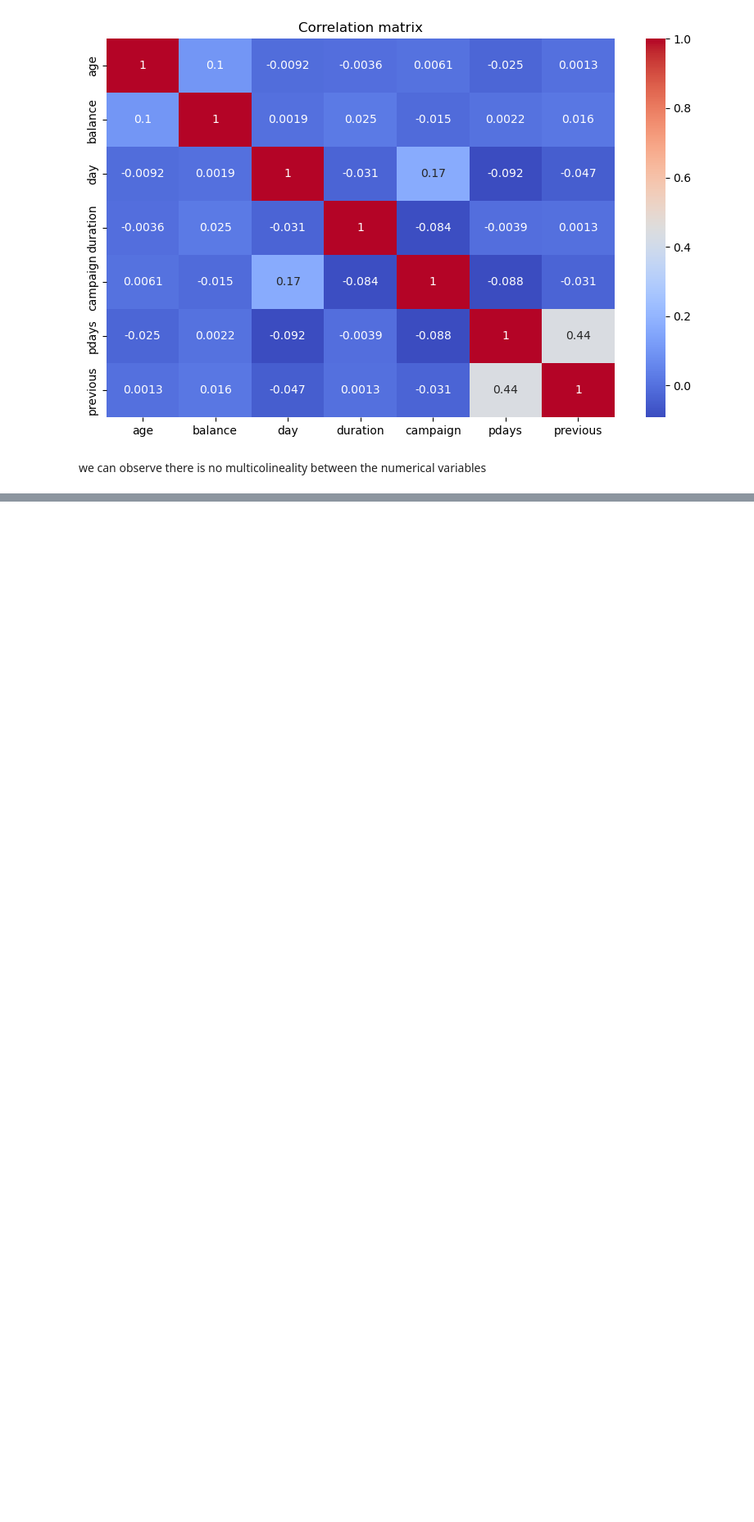
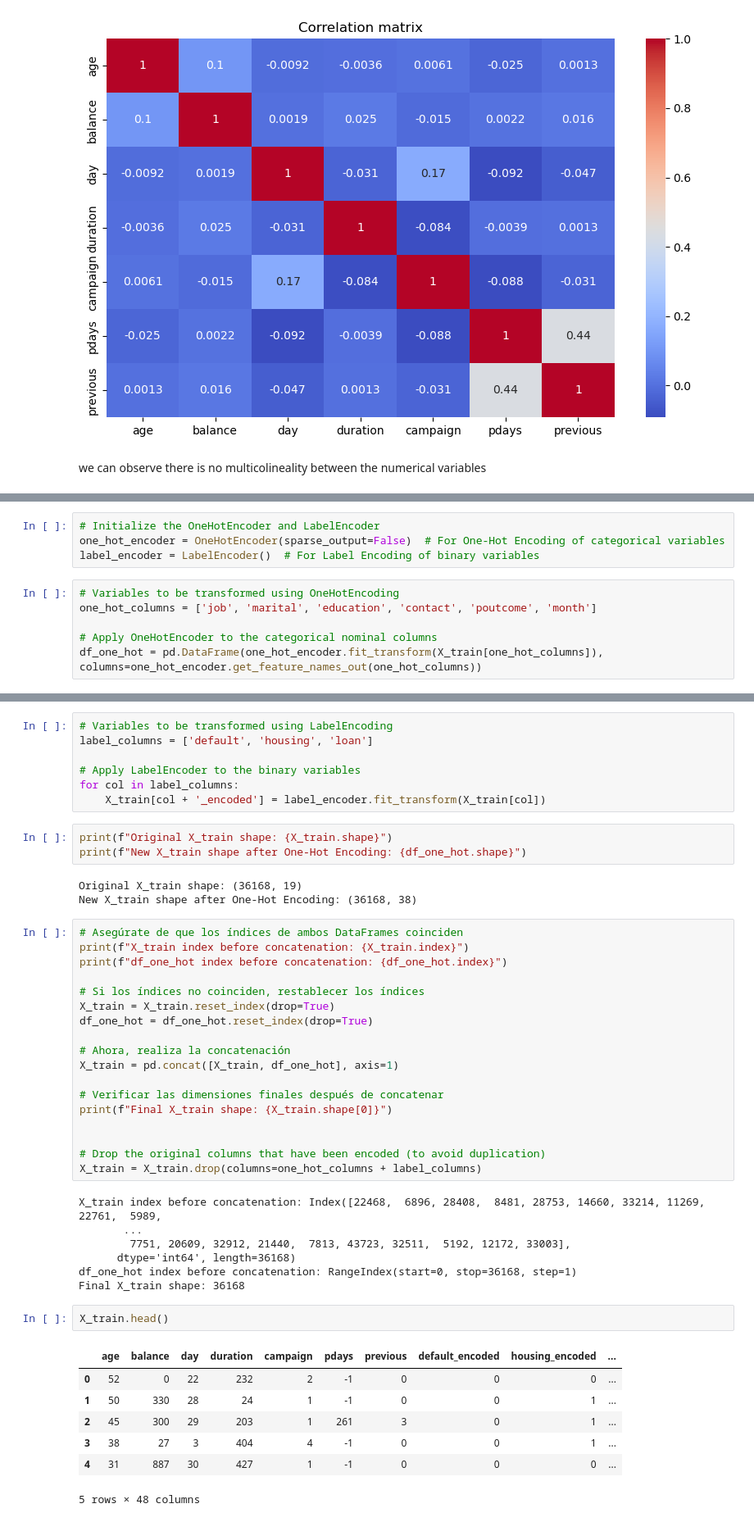
Before and after one commit to kesant/bank_campaign_conversion, a Jupyter notebook: notebooks/00_kjst_EDA.ipynb, the cells around one changed output, grey strips where cells are left out. Shown: that part at 82% size. Drawn from its saved outputs; the diff is of its cells as text; blank space fills up the shorter version.

```diff
--- a/notebooks/00_kjst_EDA.ipynb
+++ b/notebooks/00_kjst_EDA.ipynb
@@ -347,0 +364,10 @@ we can  observe there is no multicolineality between the numerical variables
+# %%
+# Initialize the OneHotEncoder and LabelEncoder
+one_hot_encoder = OneHotEncoder(sparse_output=False)  # For One-Hot Encoding of categorical variables
+label_encoder = LabelEncoder()  # For Label Encoding of binary variables
+# %%
+# Variables to be transformed using OneHotEncoding
+one_hot_columns = ['job', 'marital', 'education', 'contact', 'poutcome', 'month']
+
+# Apply OneHotEncoder to the categorical nominal columns
+df_one_hot = pd.DataFrame(one_hot_encoder.fit_transform(X_train[one_hot_columns]), columns=one_hot_encoder.get_feature_names_out(one_hot_columns))
@@ -347,0 +380,48 @@ we can  observe there is no multicolineality between the numerical variables
+# %%
+# Variables to be transformed using LabelEncoding
+label_columns = ['default', 'housing', 'loan']
+
+# Apply LabelEncoder to the binary variables
+for col in label_columns:
+    X_train[col + '_encoded'] = label_encoder.fit_transform(X_train[col])
+# %%
+print(f"Original X_train shape: {X_train.shape}")
+print(f"New X_train shape after One-Hot Encoding: {df_one_hot.shape}")
+# %% [output]
+Original X_train shape: (36168, 19)
+New X_train shape after One-Hot Encoding: (36168, 38)
+# %%
+# Asegúrate de que los índices de ambos DataFrames coinciden
+print(f"X_train index before concatenation: {X_train.index}")
+print(f"df_one_hot index before concatenation: {df_one_hot.index}")
+
+# Si los índices no coinciden, restablecer los índices
+X_train = X_train.reset_index(drop=True)
+df_one_hot = df_one_hot.reset_index(drop=True)
+
+# Ahora, realiza la concatenación
+X_train = pd.concat([X_train, df_one_hot], axis=1)
+
+# Verificar las dimensiones finales después de concatenar
+print(f"Final X_train shape: {X_train.shape[0]}")
+
+
+# Drop the original columns that have been encoded (to avoid duplication)
+X_train = X_train.drop(columns=one_hot_columns + label_columns)
+# %% [output]
+X_train index before concatenation: Index([22468,  6896, 28408,  8481, 28753, 14660, 33214, 11269, 22761,  5989,
+       ...
+        7751, 20609, 32912, 21440,  7813, 43723, 32511,  5192, 12172, 33003],
+      dtype='int64', length=36168)
+df_one_hot index before concatenation: RangeIndex(start=0, stop=36168, step=1)
+Final X_train shape: 36168
+# %%
+X_train.head()
+# %% [output]
+|  | age | balance | day | duration | campaign | pdays | previous | default_encoded | housing_encoded | ... |
+| 0 | 52 | 0 | 22 | 232 | 2 | -1 | 0 | 0 | 0 | ... |
+| 1 | 50 | 330 | 28 | 24 | 1 | -1 | 0 | 0 | 1 | ... |
+| 2 | 45 | 300 | 29 | 203 | 1 | 261 | 3 | 0 | 1 | ... |
+| 3 | 38 | 27 | 3 | 404 | 4 | -1 | 0 | 0 | 1 | ... |
+| 4 | 31 | 887 | 30 | 427 | 1 | -1 | 0 | 0 | 0 | ... |
+5 rows × 48 columns
```
Also changed, not shown: parts of 23 cells of this notebook, 1 other file.
